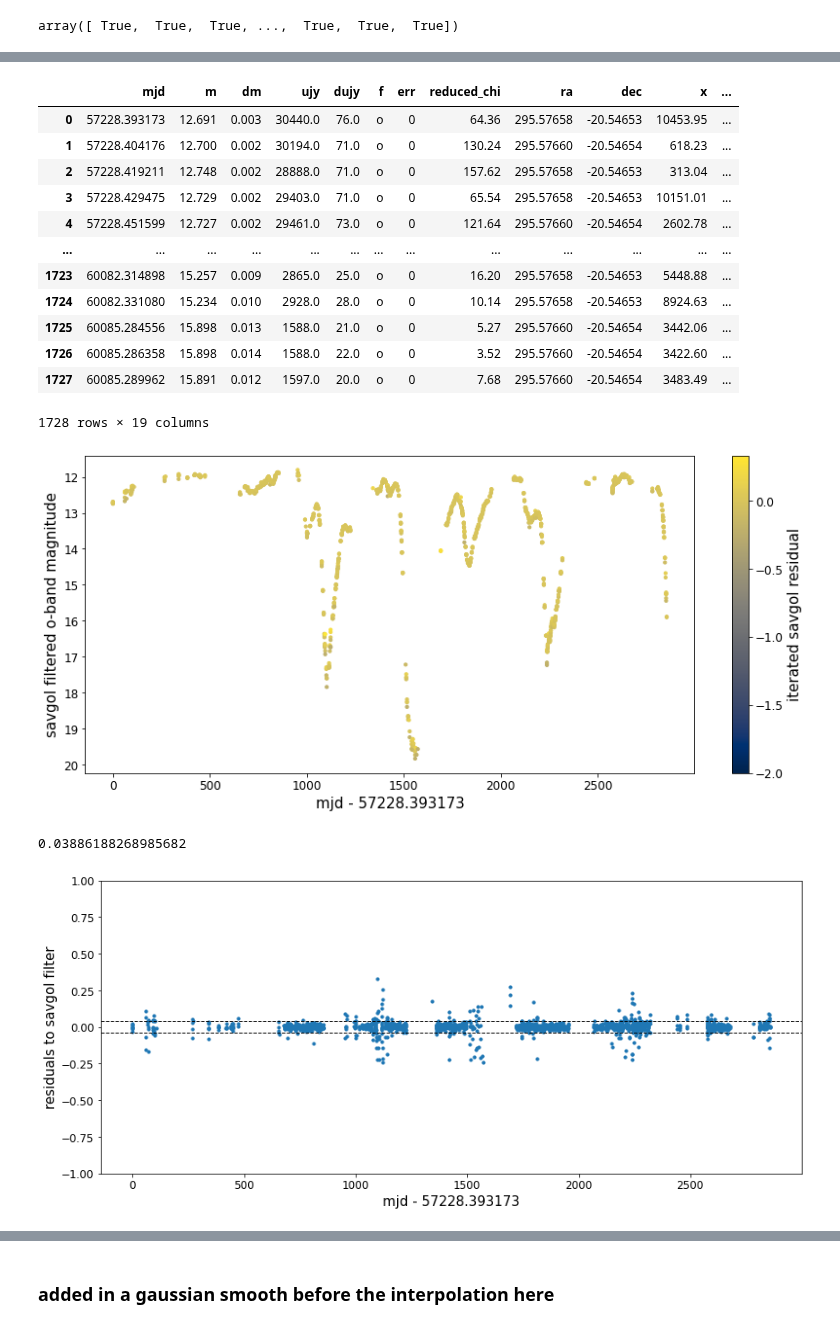
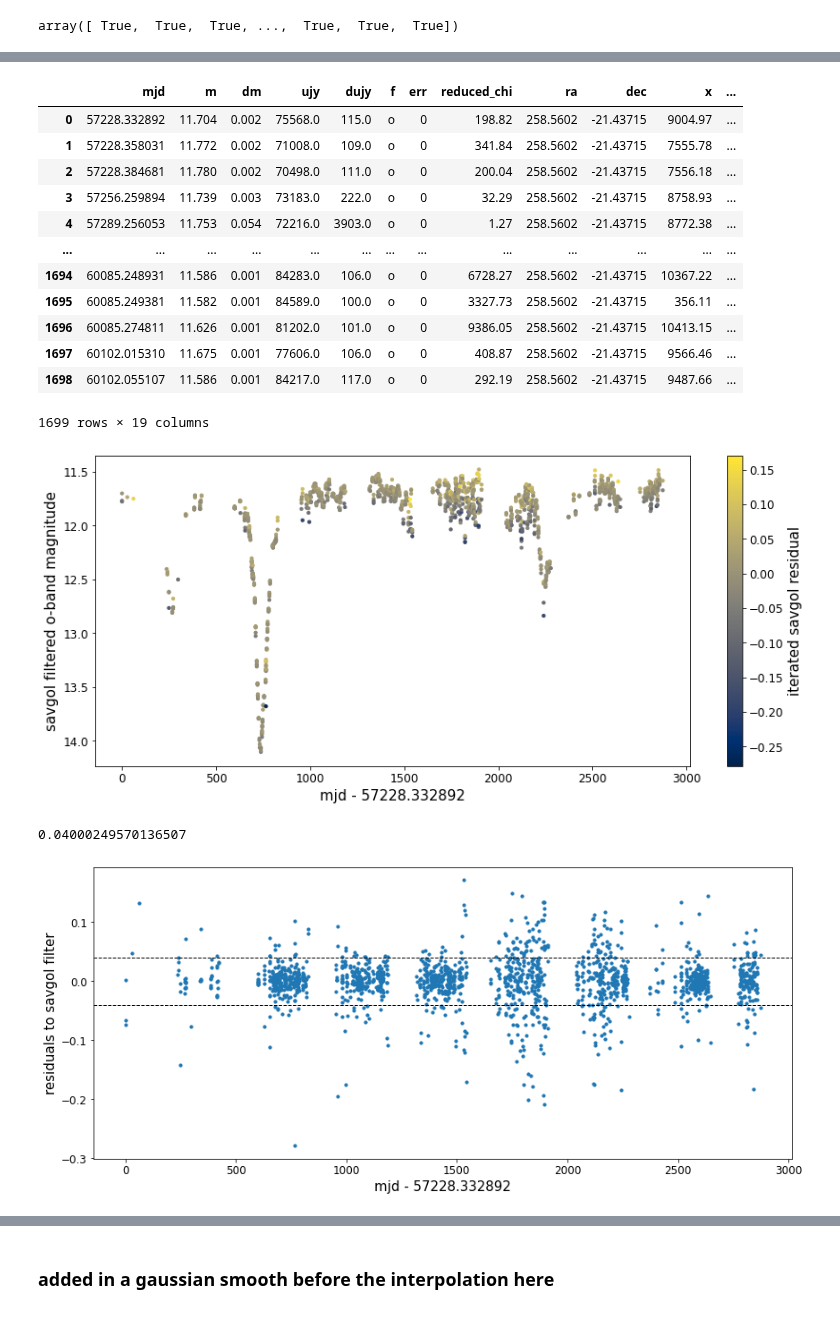
Before and after one commit to courtcraw/Notebooks, a Jupyter notebook: decline_detection.ipynb, the cells around one changed output, grey strips where cells are left out. Saved outputs shown, nothing was run; the diff lists cells and outputs as text; code cells hidden in the pictures.

```diff
--- a/decline_detection.ipynb
+++ b/decline_detection.ipynb
@@ -126,10 +126,10 @@ def non_uniform_savgol(x, y, window, polynom):
 
     return y_smoothed
 # %%
-atlas = pd.read_csv('../data/RCB_LC_FORTESTING/2023-06-15_WISEJ194218.38-203247.5_ATLAS.csv')
+# atlas = pd.read_csv('../data/RCB_LC_FORTESTING/2023-06-15_WISEJ194218.38-203247.5_ATLAS.csv')
 # atlas = pd.read_csv('../data/RCB_LC_FORTESTING/2023-06-15_AOHer_ATLAS.csv')
 # atlas = pd.read_csv('../data/RCB_LC_FORTESTING/2023-06-19_ASAS-RCB-14_ATLAS.csv')
-# atlas = pd.read_csv('../data/RCB_LC_FORTESTING/2023-06-19_ASAS-RCB-16_ATLAS.csv')
+atlas = pd.read_csv('../data/RCB_LC_FORTESTING/2023-06-19_ASAS-RCB-16_ATLAS.csv')
 # atlas = pd.read_csv('../data/RCB_LC_FORTESTING/2023-06-19_ASAS-RCB-19_ATLAS.csv')
 atlas
 # %% [output]
@@ -281,14 +268,14 @@ plt.show()
 # %%
-deviation = np.std((median_filtered-oband['m']))
-print(deviation)
+# deviation = np.std((median_filtered-oband['m']))
+# print(deviation)
 
-plt.figure(figsize=(14,6))
-# plt.axvline(oband['mjd'][1000]-oband['mjd'][0])
-plt.scatter(oband['mjd']-oband['mjd'][0],median_filtered-oband['m'],s=10)
-plt.axhline(deviation,color='k',linestyle='--')
-plt.axhline(-deviation,color='k',linestyle='--')
-# plt.gca().invert_yaxis()
-plt.xlabel('mjd - '+str(oband['mjd'][0]))
-plt.ylabel('residuals to median filter')
-plt.ylim(-1,1)
-plt.show()
+# plt.figure(figsize=(14,6))
+# # plt.axvline(oband['mjd'][1000]-oband['mjd'][0])
+# plt.scatter(oband['mjd']-oband['mjd'][0],median_filtered-oband['m'],s=10)
+# plt.axhline(deviation,color='k',linestyle='--')
+# plt.axhline(-deviation,color='k',linestyle='--')
+# # plt.gca().invert_yaxis()
+# plt.xlabel('mjd - '+str(oband['mjd'][0]))
+# plt.ylabel('residuals to median filter')
+# plt.ylim(-1,1)
+# plt.show()
@@ -298,5 +282,5 @@ plt.show()
 # %%
-mask = np.where(np.abs(savgol_filtered-oband['m'])<0.25,True,False)
+mask = np.where(np.abs(savgol_filtered-oband['m'])<deviation,True,False)
 mask
 
 # mask = np.where(np.abs(median_filtered-oband['m'])<0.25,True,False)
@@ -315,25 +299,25 @@ plt.show()
 # %%
-median_filtered_oband = oband.iloc[mask]
-median_filtered_oband.reset_index(drop=True,inplace=True)
-median_filtered_oband
+# median_filtered_oband = oband.iloc[mask]
+# median_filtered_oband.reset_index(drop=True,inplace=True)
+# median_filtered_oband
 
 savgol_filtered_oband = oband.iloc[mask]
 savgol_filtered_oband.reset_index(drop=True,inplace=True)
 savgol_filtered_oband
 # %% [output]
 |  | mjd | m | dm | ujy | dujy | f | err | reduced_chi | ra | dec | x | ... |
-| 0 | 57228.393173 | 12.691 | 0.003 | 30440.0 | 76.0 | o | 0 | 64.36 | 295.57658 | -20.54653 | 10453.95 | ... |
-| 1 | 57228.404176 | 12.700 | 0.002 | 30194.0 | 71.0 | o | 0 | 130.24 | 295.57660 | -20.54654 | 618.23 | ... |
-| 2 | 57228.419211 | 12.748 | 0.002 | 28888.0 | 71.0 | o | 0 | 157.62 | 295.57658 | -20.54653 | 313.04 | ... |
-| 3 | 57228.429475 | 12.729 | 0.002 | 29403.0 | 71.0 | o | 0 | 65.54 | 295.57658 | -20.54653 | 10151.01 | ... |
-| 4 | 57228.451599 | 12.727 | 0.002 | 29461.0 | 73.0 | o | 0 | 121.64 | 295.57660 | -20.54654 | 2602.78 | ... |
+| 0 | 57228.332892 | 11.704 | 0.002 | 75568.0 | 115.0 | o | 0 | 198.82 | 258.5602 | -21.43715 | 9004.97 | ... |
+| 1 | 57228.358031 | 11.772 | 0.002 | 71008.0 | 109.0 | o | 0 | 341.84 | 258.5602 | -21.43715 | 7555.78 | ... |
+| 2 | 57228.384681 | 11.780 | 0.002 | 70498.0 | 111.0 | o | 0 | 200.04 | 258.5602 | -21.43715 | 7556.18 | ... |
+| 3 | 57256.259894 | 11.739 | 0.003 | 73183.0 | 222.0 | o | 0 | 32.29 | 258.5602 | -21.43715 | 8758.93 | ... |
+| 4 | 57289.256053 | 11.753 | 0.054 | 72216.0 | 3903.0 | o | 0 | 1.27 | 258.5602 | -21.43715 | 8772.38 | ... |
 | ... | ... | ... | ... | ... | ... | ... | ... | ... | ... | ... | ... | ... |
-| 1723 | 60082.314898 | 15.257 | 0.009 | 2865.0 | 25.0 | o | 0 | 16.20 | 295.57658 | -20.54653 | 5448.88 | ... |
-| 1724 | 60082.331080 | 15.234 | 0.010 | 2928.0 | 28.0 | o | 0 | 10.14 | 295.57658 | -20.54653 | 8924.63 | ... |
-| 1725 | 60085.284556 | 15.898 | 0.013 | 1588.0 | 21.0 | o | 0 | 5.27 | 295.57660 | -20.54654 | 3442.06 | ... |
-| 1726 | 60085.286358 | 15.898 | 0.014 | 1588.0 | 22.0 | o | 0 | 3.52 | 295.57660 | -20.54654 | 3422.60 | ... |
-| 1727 | 60085.289962 | 15.891 | 0.012 | 1597.0 | 20.0 | o | 0 | 7.68 | 295.57660 | -20.54654 | 3483.49 | ... |
+| 1694 | 60085.248931 | 11.586 | 0.001 | 84283.0 | 106.0 | o | 0 | 6728.27 | 258.5602 | -21.43715 | 10367.22 | ... |
+| 1695 | 60085.249381 | 11.582 | 0.001 | 84589.0 | 100.0 | o | 0 | 3327.73 | 258.5602 | -21.43715 | 356.11 | ... |
+| 1696 | 60085.274811 | 11.626 | 0.001 | 81202.0 | 101.0 | o | 0 | 9386.05 | 258.5602 | -21.43715 | 10413.15 | ... |
+| 1697 | 60102.015310 | 11.675 | 0.001 | 77606.0 | 106.0 | o | 0 | 408.87 | 258.5602 | -21.43715 | 9566.46 | ... |
+| 1698 | 60102.055107 | 11.586 | 0.001 | 84217.0 | 117.0 | o | 0 | 292.19 | 258.5602 | -21.43715 | 9487.66 | ... |
-1728 rows × 19 columns
+1699 rows × 19 columns
 # %%
 iter_savgol_filtered = non_uniform_savgol(np.asarray(savgol_filtered_oband['mjd']-savgol_filtered_oband['mjd'][0]),
                                      np.asarray(savgol_filtered_oband['m']),
@@ -347,27 +331,27 @@ plt.xlabel('mjd - '+str(oband['mjd'][0]))
 plt.ylabel('savgol filtered o-band magnitude')
 plt.colorbar(label='iterated savgol residual')
 # plt.clim(vmax=-1)
-plt.clim(vmin=-2)
+# plt.clim(vmin=-2)
 plt.show()
 # %% [output]
-[figure, old version]
+[figure, new version]
 # %%
 deviation = np.std(iter_savgol_filtered-savgol_filtered_oband['m'])
 print(deviation)
 
 plt.figure(figsize=(14,6))
 plt.scatter(savgol_filtered_oband['mjd']-savgol_filtered_oband['mjd'][0],
             iter_savgol_filtered-savgol_filtered_oband['m'],s=10)
 plt.axhline(deviation,color='k',linestyle='--')
 plt.axhline(-deviation,color='k',linestyle='--')
 # plt.gca().invert_yaxis()
 plt.xlabel('mjd - '+str(oband['mjd'][0]))
 plt.ylabel('residuals to savgol filter')
-plt.ylim(-1,1)
+# plt.ylim(-1,1)
 plt.show()
 # %% [output]
-0.03886188268985682
+0.04000249570136507
-[figure, old version]
+[figure, new version]
 # %%
 mjd_scale = savgol_filtered_oband['mjd'][0]
 
```
Also changed, not shown: parts of 46 cells of this notebook.
